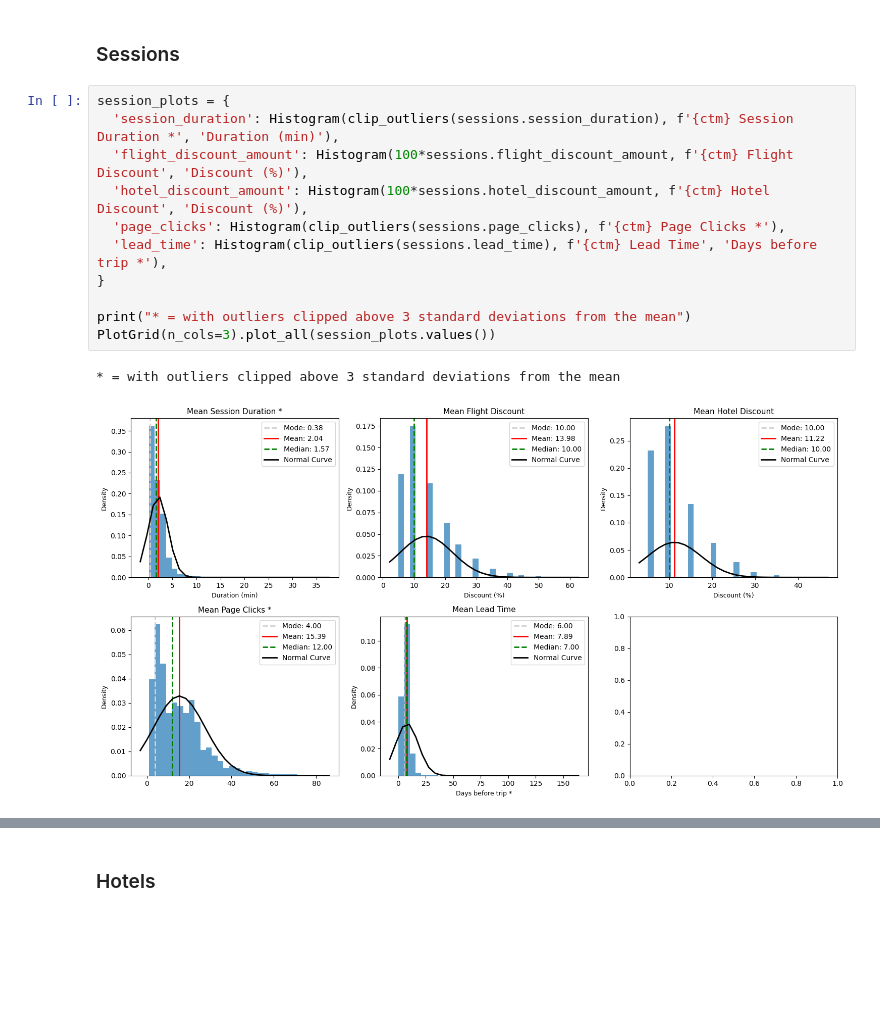
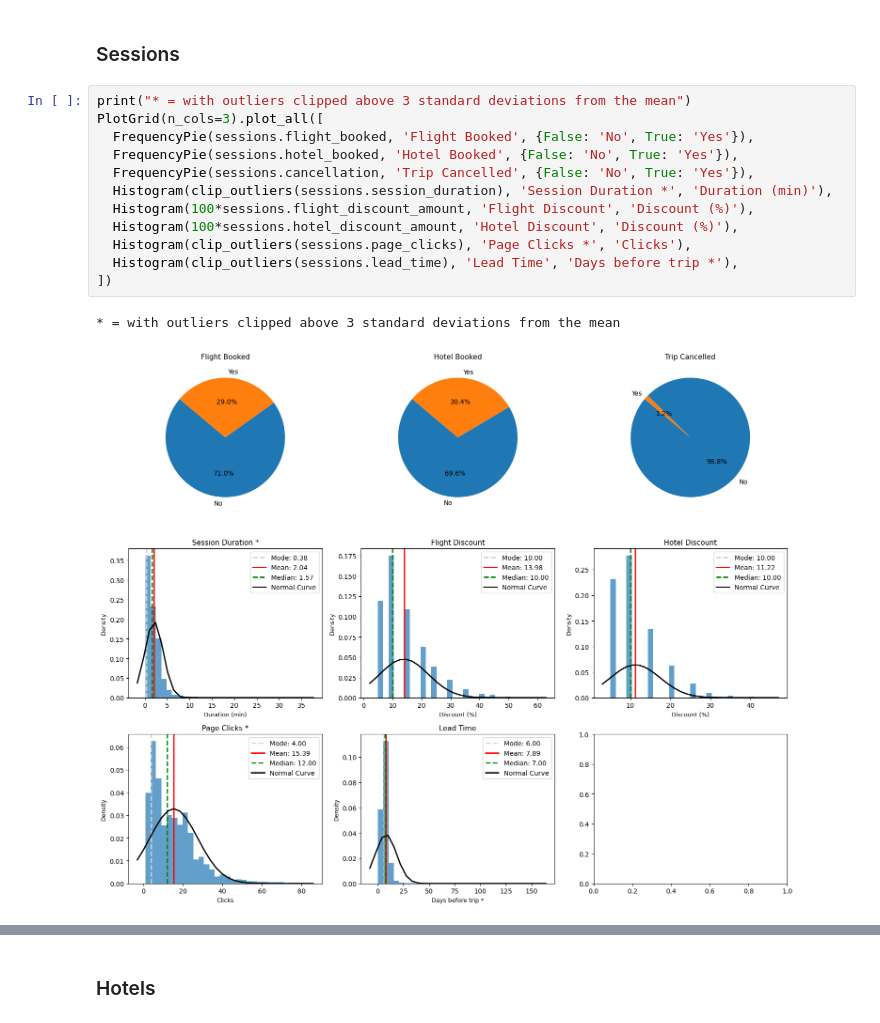
Before and after one commit to kalleoferraz/traveltida-rewards-program, a Jupyter notebook: notebooks/EDA.ipynb, the cells around one changed output, grey strips where cells are left out. Drawn from its saved outputs; the diff is of its cells as text; blank space fills up the shorter version.

```diff
--- a/notebooks/EDA.ipynb
+++ b/notebooks/EDA.ipynb
@@ -112,16 +118,17 @@ PlotGrid(n_cols=3).plot_all(user_plots.values())
 # %% [markdown]
 ### Sessions
-# %%
-session_plots = {
-  'session_duration': Histogram(clip_outliers(sessions.session_duration), f'{ctm} Session Duration *', 'Duration (min)'),
-  'flight_discount_amount': Histogram(100*sessions.flight_discount_amount, f'{ctm} Flight Discount', 'Discount (%)'),
-  'hotel_discount_amount': Histogram(100*sessions.hotel_discount_amount, f'{ctm} Hotel Discount', 'Discount (%)'),
-  'page_clicks': Histogram(clip_outliers(sessions.page_clicks), f'{ctm} Page Clicks *'),
-  'lead_time': Histogram(clip_outliers(sessions.lead_time), f'{ctm} Lead Time', 'Days before trip *'),
-}
-
-print("* = with outliers clipped above 3 standard deviations from the mean")
-PlotGrid(n_cols=3).plot_all(session_plots.values())
-# %% [output]
-* = with outliers clipped above 3 standard deviations from the mean
-[figure, removed]
+# %%
+print("* = with outliers clipped above 3 standard deviations from the mean")
+PlotGrid(n_cols=3).plot_all([
+  FrequencyPie(sessions.flight_booked, 'Flight Booked', {False: 'No', True: 'Yes'}),
+  FrequencyPie(sessions.hotel_booked, 'Hotel Booked', {False: 'No', True: 'Yes'}),
+  FrequencyPie(sessions.cancellation, 'Trip Cancelled', {False: 'No', True: 'Yes'}),
+  Histogram(clip_outliers(sessions.session_duration), 'Session Duration *', 'Duration (min)'),
+  Histogram(100*sessions.flight_discount_amount, 'Flight Discount', 'Discount (%)'),
+  Histogram(100*sessions.hotel_discount_amount, 'Hotel Discount', 'Discount (%)'),
+  Histogram(clip_outliers(sessions.page_clicks), 'Page Clicks *', 'Clicks'),
+  Histogram(clip_outliers(sessions.lead_time), 'Lead Time', 'Days before trip *'),
+])
+# %% [output]
+* = with outliers clipped above 3 standard deviations from the mean
+[figure, added]
```
Also changed, not shown: parts of 14 cells of this notebook, 7 other files.
